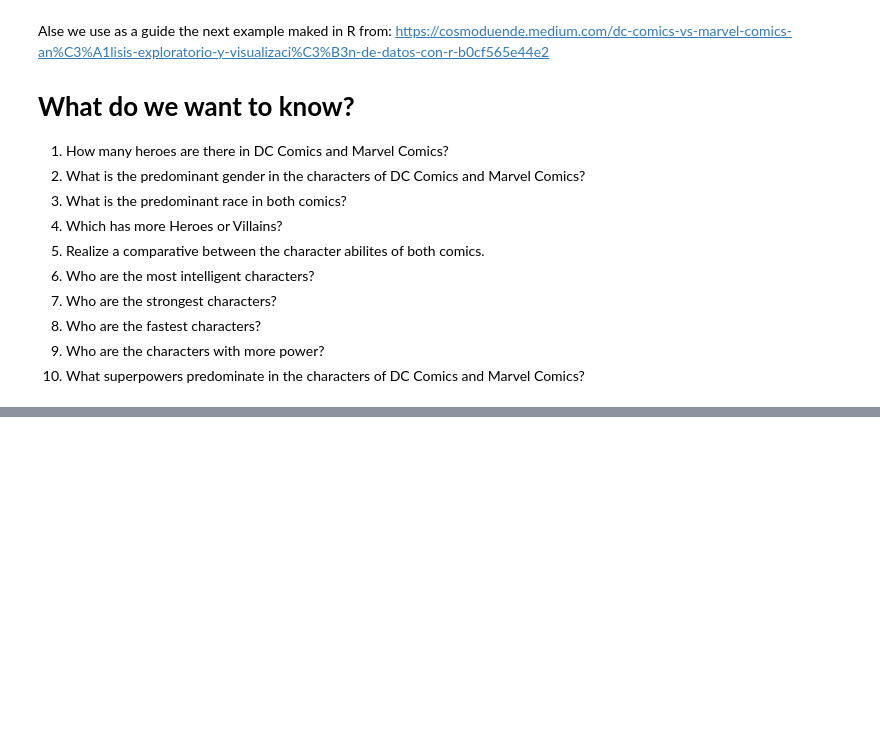
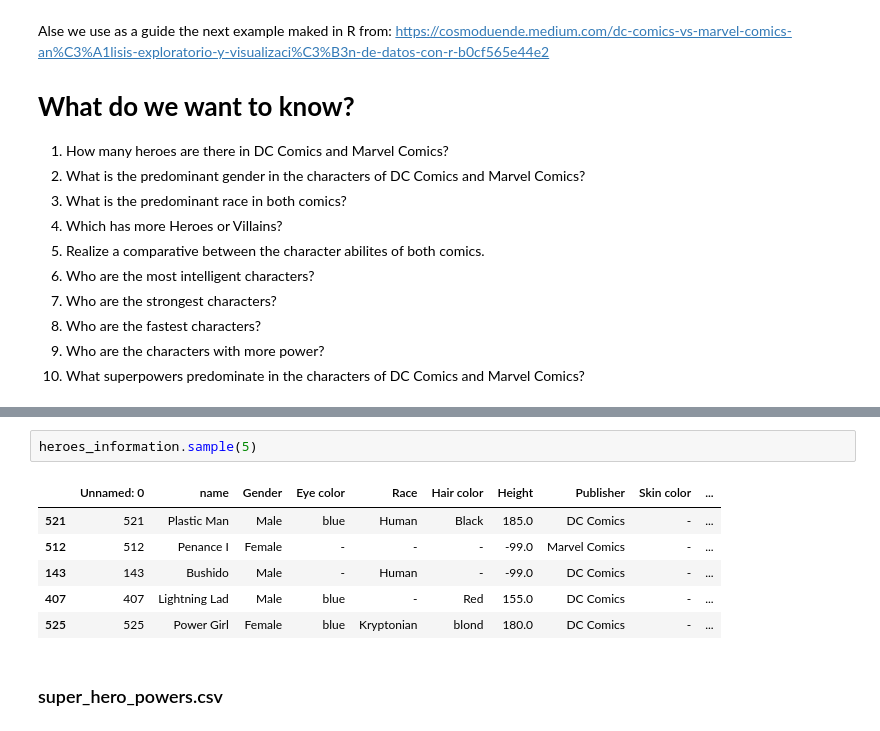
Before and after one commit to sergi0gs/Marvel_vs_DC, a Jupyter notebook: Marvel_vs_DC.ipynb, the cells around one changed output, grey strips where cells are left out. Drawn from its saved outputs; the diff is of its cells as text; blank space fills up the shorter version.

```diff
--- a/Marvel_vs_DC.ipynb
+++ b/Marvel_vs_DC.ipynb
@@ -24,0 +117,11 @@ Alse we use as a guide the next example maked in R from: https://cosmoduende.med
+# %%
+heroes_information.sample(5)
+# %% [output]
+|  | Unnamed: 0 | name | Gender | Eye color | Race | Hair color | Height | Publisher | Skin color | ... |
+| 521 | 521 | Plastic Man | Male | blue | Human | Black | 185.0 | DC Comics | - | ... |
+| 512 | 512 | Penance I | Female | - | - | - | -99.0 | Marvel Comics | - | ... |
+| 143 | 143 | Bushido | Male | - | Human | - | -99.0 | DC Comics | - | ... |
+| 407 | 407 | Lightning Lad | Male | blue | - | Red | 155.0 | DC Comics | - | ... |
+| 525 | 525 | Power Girl | Female | blue | Kryptonian | blond | 180.0 | DC Comics | - | ... |
+# %% [markdown]
+### super_hero_powers.csv
```
Also changed, not shown: parts of 44 cells of this notebook.
